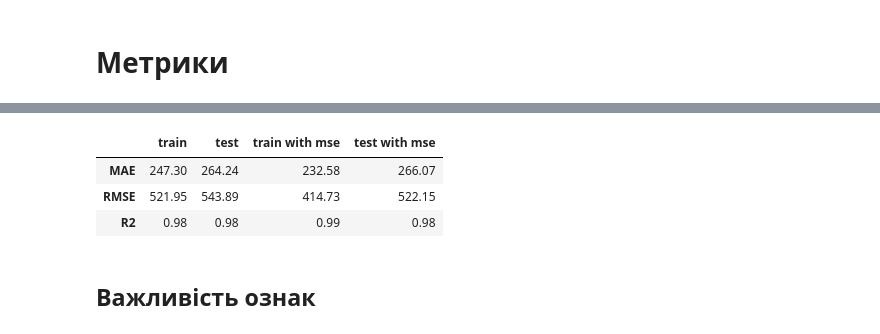
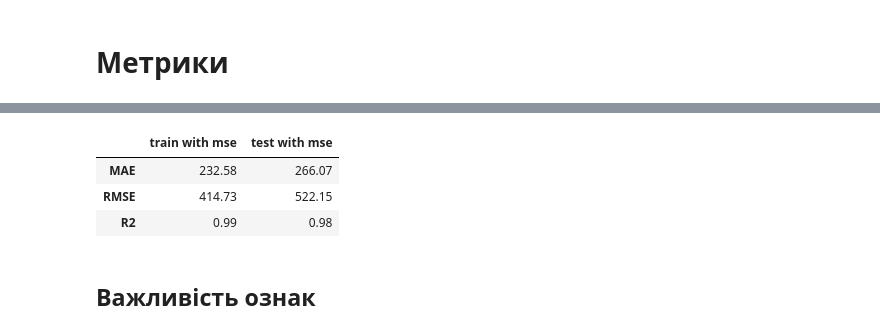
Before and after one commit to Margo-s-M/AI_Colab, a Jupyter notebook: lightgbm.ipynb, the cells around one changed output, grey strips where cells are left out. Cells and saved outputs as stored; diff of their text form; code cells hidden in the pictures.

```diff
--- a/lightgbm.ipynb
+++ b/lightgbm.ipynb
@@ -234,6 +234,9 @@ import lightgbm as lgbm
 
 model = lgbm.LGBMRegressor(objective='mse',
                            n_estimators=300,
+                           learning_rate=0.1,
+                           lambda_l1 = 1e-6,
+                           lambda_l2 = 1e-8,
                            )
 # %% [markdown]
 ### Опис параметрів:
@@ -328,7 +339,7 @@ def get_metrics(y_true, y_pred, name="model"):
 
   return df.round(2)
 # %%
-#all_metrics = pd.DataFrame()
+all_metrics = pd.DataFrame()
 
 y_pred = model.predict(X_train_prep)
 all_metrics['train with mse'] = get_metrics(y_train, y_pred)
@@ -341,7 +356,7 @@ all_metrics
-|  | train | test | train with mse | test with mse |
-| MAE | 247.30 | 264.24 | 232.58 | 266.07 |
-| RMSE | 521.95 | 543.89 | 414.73 | 522.15 |
-| R2 | 0.98 | 0.98 | 0.99 | 0.98 |
+|  | train with mse | test with mse |
+| MAE | 232.58 | 266.07 |
+| RMSE | 414.73 | 522.15 |
+| R2 | 0.99 | 0.98 |
 # %% [markdown]
 ## Важливість ознак
 # %%
```
Also changed, not shown: parts of 4 cells of this notebook.
